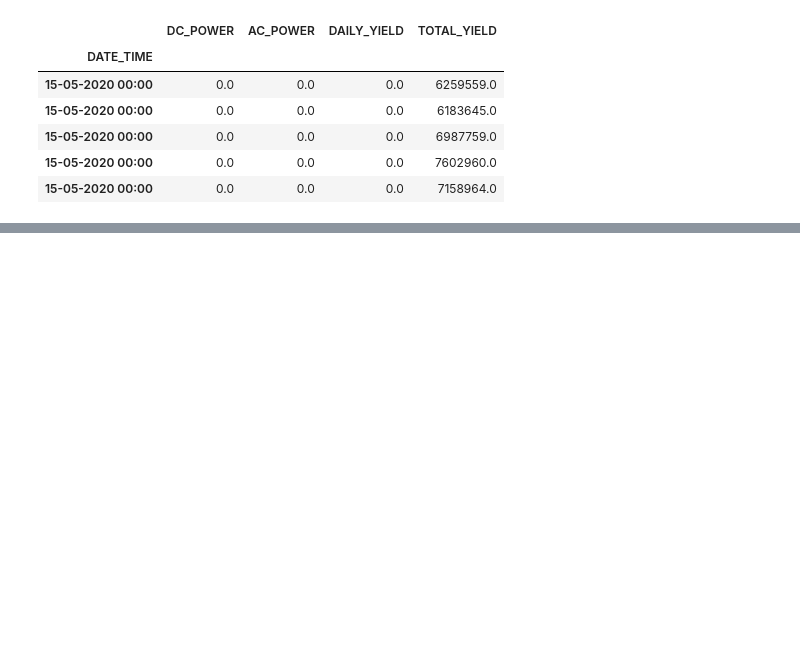
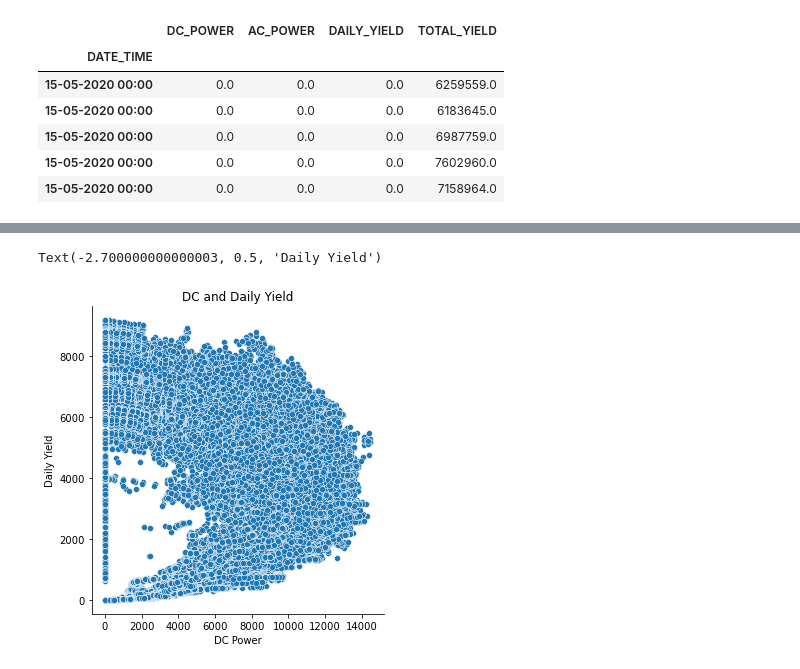
Before and after one commit to BurtonBarnes/solar, a Jupyter notebook: final_notebook.ipynb, the cells around one changed output, grey strips where cells are left out. Cells and saved outputs as stored; diff of their text form; code cells hidden in the pictures; blank space fills up the shorter version.

```diff
--- a/final_notebook.ipynb
+++ b/final_notebook.ipynb
@@ -72,0 +95,8 @@ df.head()
+# %%
+sns.relplot(x='DC_POWER', y='DAILY_YIELD', data=df)
+plt.title('DC and Daily Yield')
+plt.xlabel('DC Power')
+plt.ylabel('Daily Yield')
+# %% [output]
+Text(-2.700000000000003, 0.5, 'Daily Yield')
+[figure, added]
```
Also changed, not shown: parts of 5 cells of this notebook.
